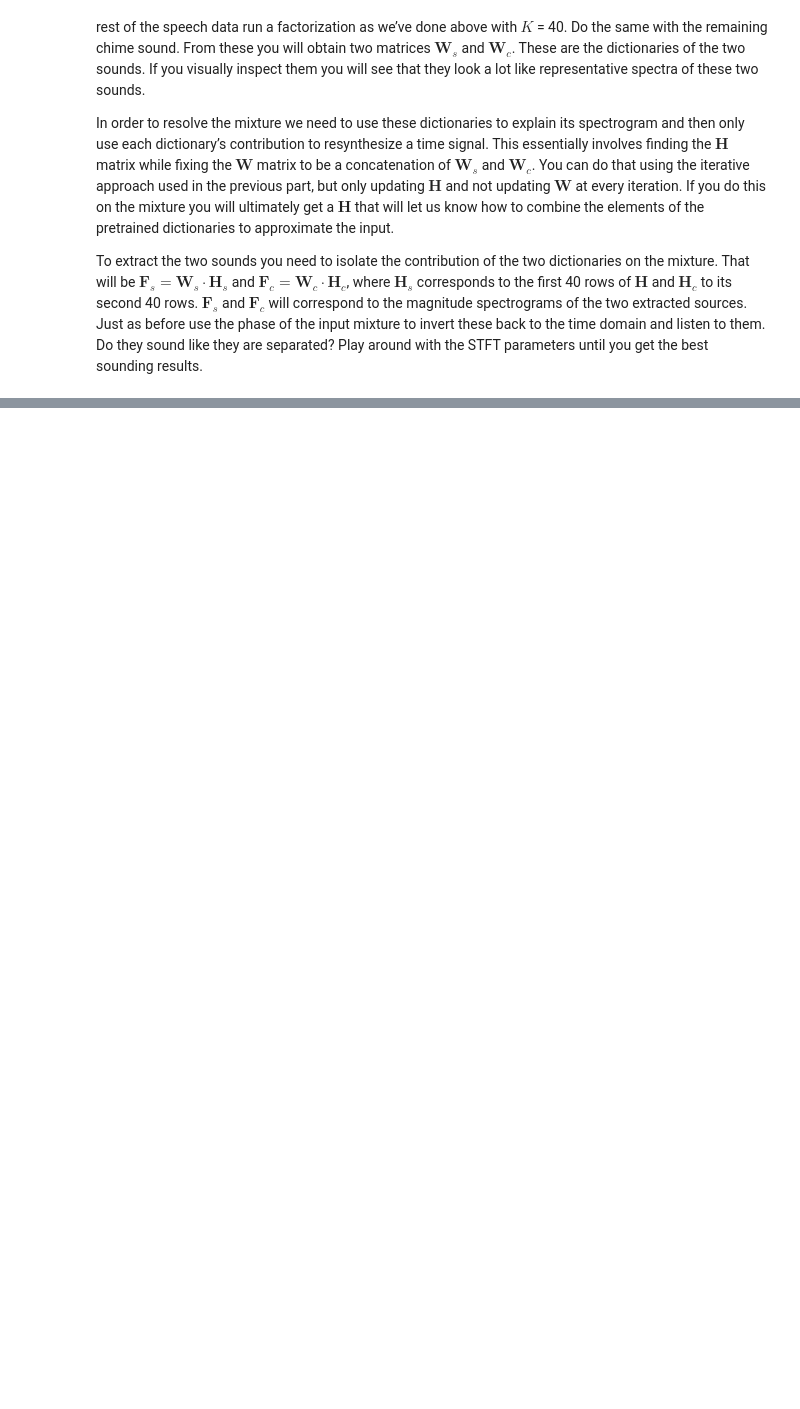
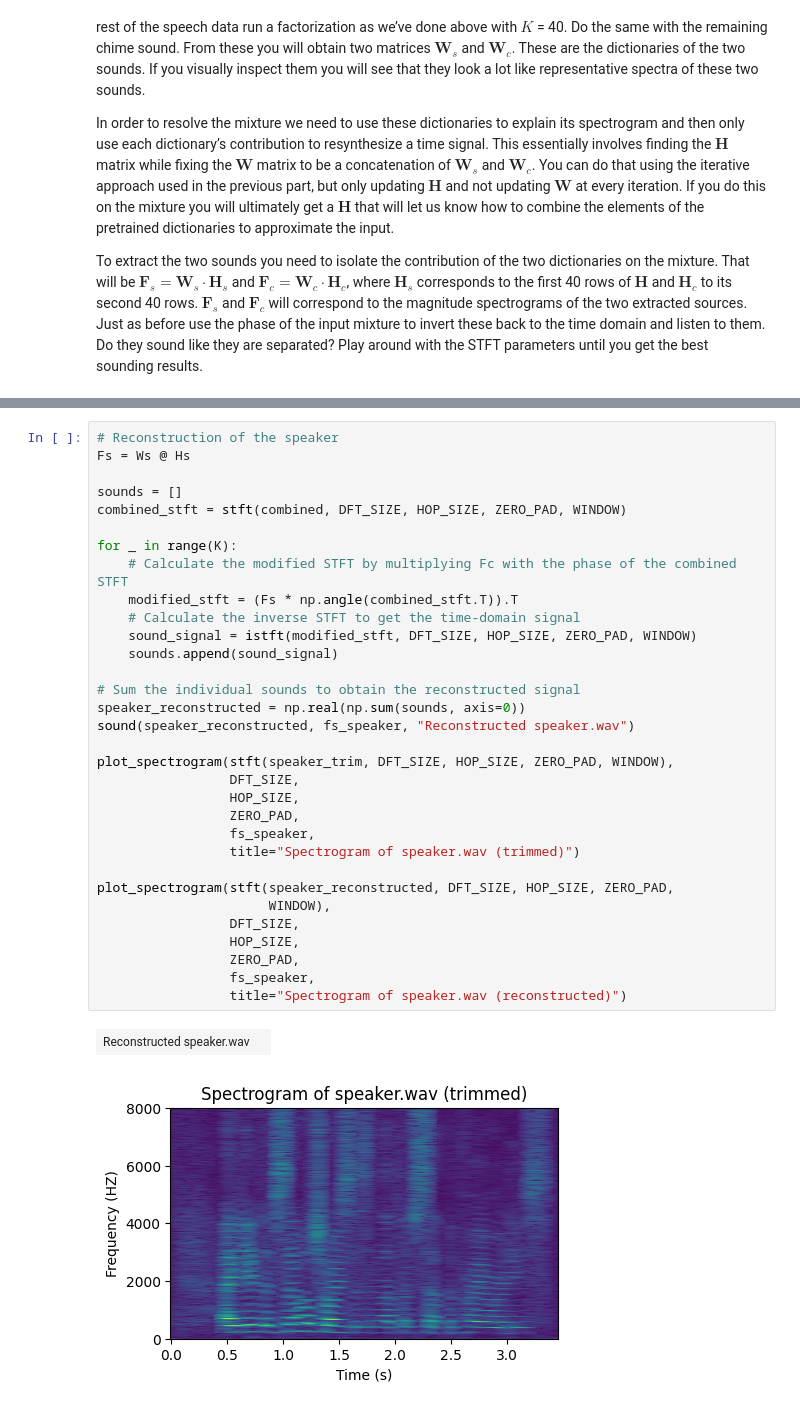
Before and after one commit to aditk3/CS448-Labs, a Jupyter notebook: Lab 10/Lab 10 - Spectral Factorizations.ipynb, the cells around one changed output, grey strips where cells are left out. Saved outputs shown, nothing was run; the diff lists cells and outputs as text; blank space fills up the shorter version.

```diff
--- a/Lab 10/Lab 10 - Spectral Factorizations.ipynb
+++ b/Lab 10/Lab 10 - Spectral Factorizations.ipynb
@@ -268,0 +388,35 @@ NotImplementedError:
+# %%
+# Reconstruction of the speaker
+Fs = Ws @ Hs
+
+sounds = []
+combined_stft = stft(combined, DFT_SIZE, HOP_SIZE, ZERO_PAD, WINDOW)
+
+for _ in range(K):
+    # Calculate the modified STFT by multiplying Fc with the phase of the combined STFT
+    modified_stft = (Fs * np.angle(combined_stft.T)).T
+    # Calculate the inverse STFT to get the time-domain signal
+    sound_signal = istft(modified_stft, DFT_SIZE, HOP_SIZE, ZERO_PAD, WINDOW)
+    sounds.append(sound_signal)
+
+# Sum the individual sounds to obtain the reconstructed signal
+speaker_reconstructed = np.real(np.sum(sounds, axis=0))
+sound(speaker_reconstructed, fs_speaker, "Reconstructed speaker.wav")
+
+plot_spectrogram(stft(speaker_trim, DFT_SIZE, HOP_SIZE, ZERO_PAD, WINDOW),
+                 DFT_SIZE,
+                 HOP_SIZE,
+                 ZERO_PAD,
+                 fs_speaker,
+                 title="Spectrogram of speaker.wav (trimmed)")
+
+plot_spectrogram(stft(speaker_reconstructed, DFT_SIZE, HOP_SIZE, ZERO_PAD,
+                      WINDOW),
+                 DFT_SIZE,
+                 HOP_SIZE,
+                 ZERO_PAD,
+                 fs_speaker,
+                 title="Spectrogram of speaker.wav (reconstructed)")
+# %% [output]
+| Reconstructed speaker.wav |  |
+[figure, added]
```
Also changed, not shown: parts of 14 cells of this notebook, 1 other file.
